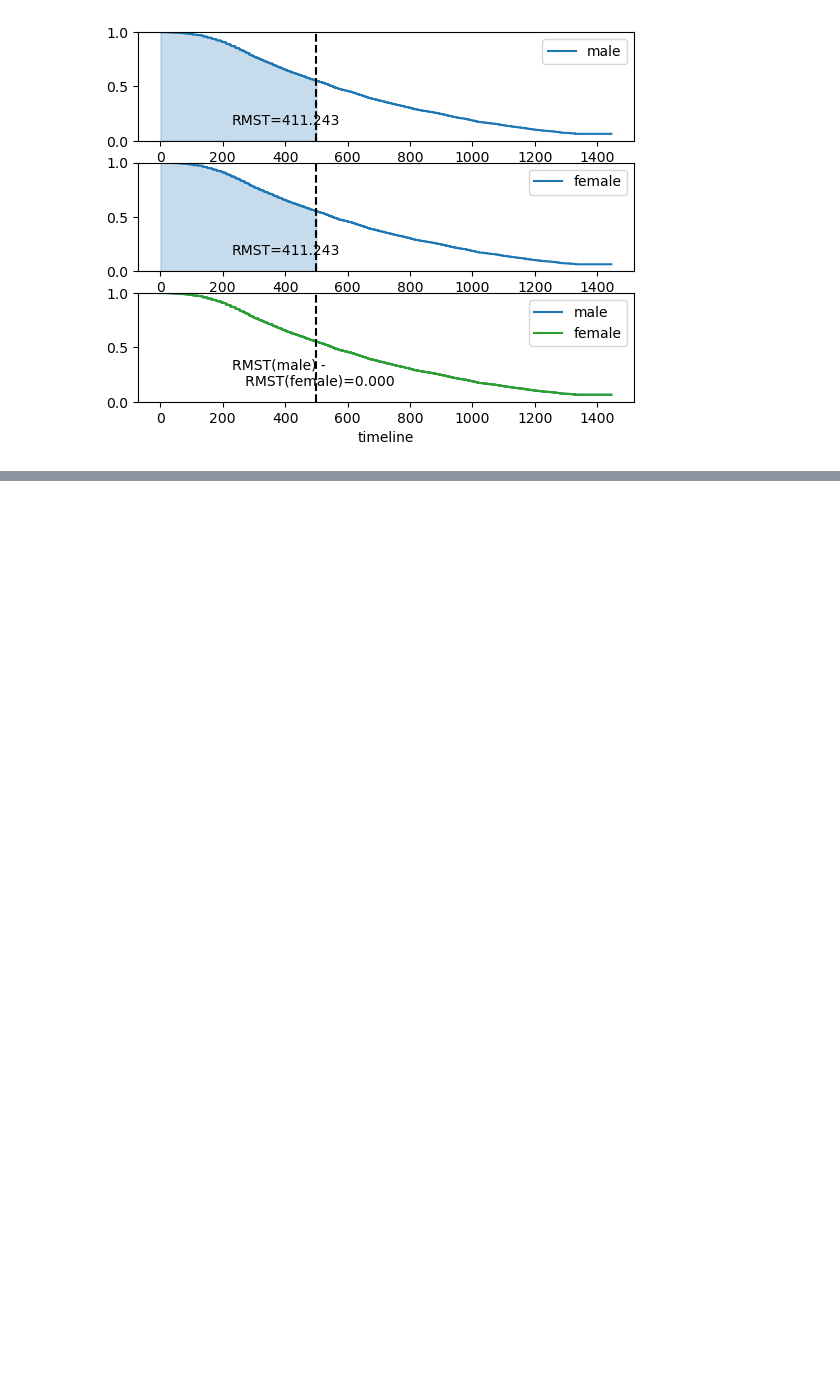
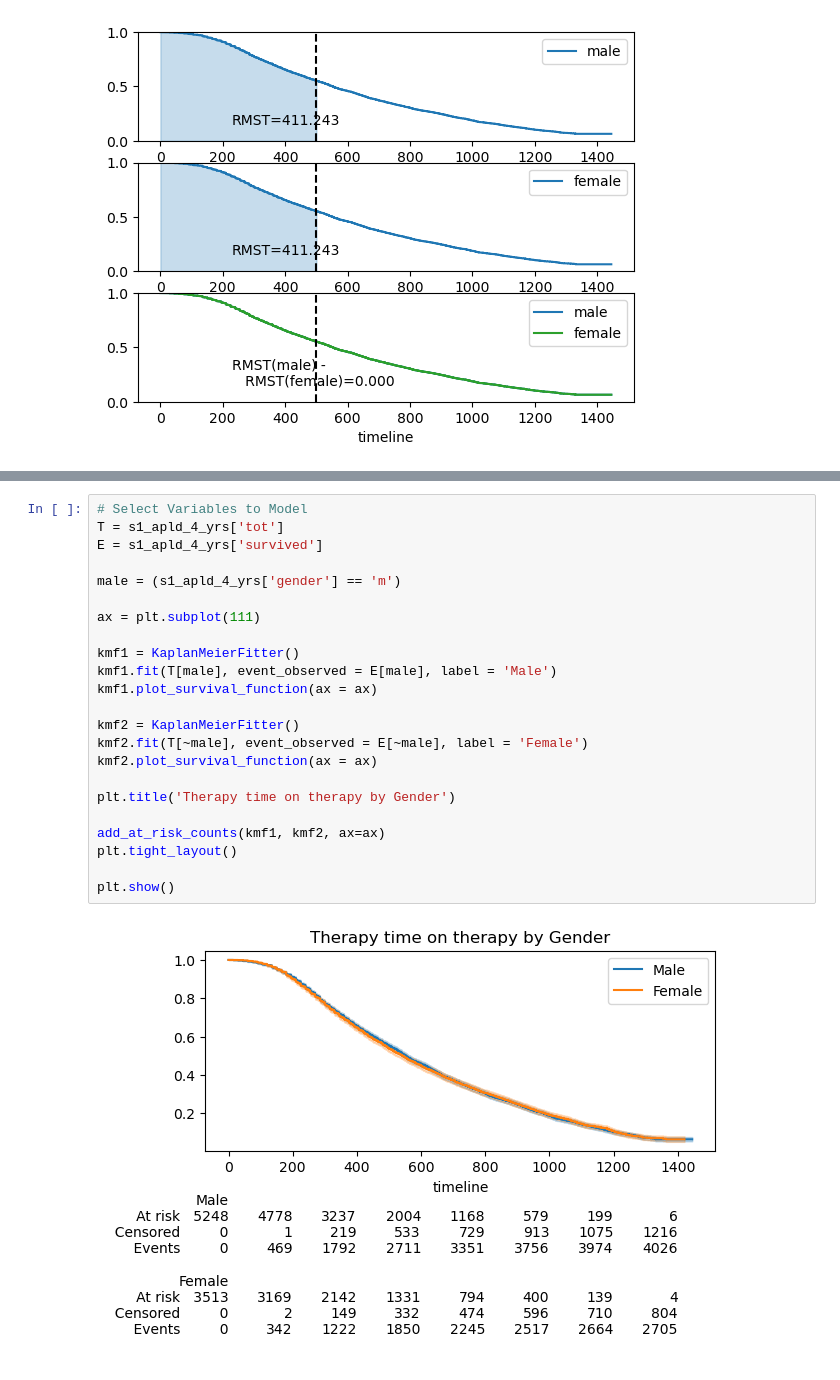
Before and after one commit to nicksv03/Survival_Analysis_BYOP, a Jupyter notebook: survival_analysis.ipynb, the cells around one changed output, grey strips where cells are left out. Saved outputs shown, nothing was run; the diff lists cells and outputs as text; blank space fills up the shorter version.

```diff
--- a/survival_analysis.ipynb
+++ b/survival_analysis.ipynb
@@ -476,0 +497,25 @@ plt.show()
+# %%
+# Select Variables to Model
+T = s1_apld_4_yrs['tot']
+E = s1_apld_4_yrs['survived']
+
+male = (s1_apld_4_yrs['gender'] == 'm')
+
+ax = plt.subplot(111)
+
+kmf1 = KaplanMeierFitter()
+kmf1.fit(T[male], event_observed = E[male], label = 'Male')
+kmf1.plot_survival_function(ax = ax)
+
+kmf2 = KaplanMeierFitter()
+kmf2.fit(T[~male], event_observed = E[~male], label = 'Female')
+kmf2.plot_survival_function(ax = ax)
+
+plt.title('Therapy time on therapy by Gender')
+
+add_at_risk_counts(kmf1, kmf2, ax=ax)
+plt.tight_layout()
+
+plt.show()
+# %% [output]
+[figure, added]
```
Also changed, not shown: parts of 15 cells of this notebook.
